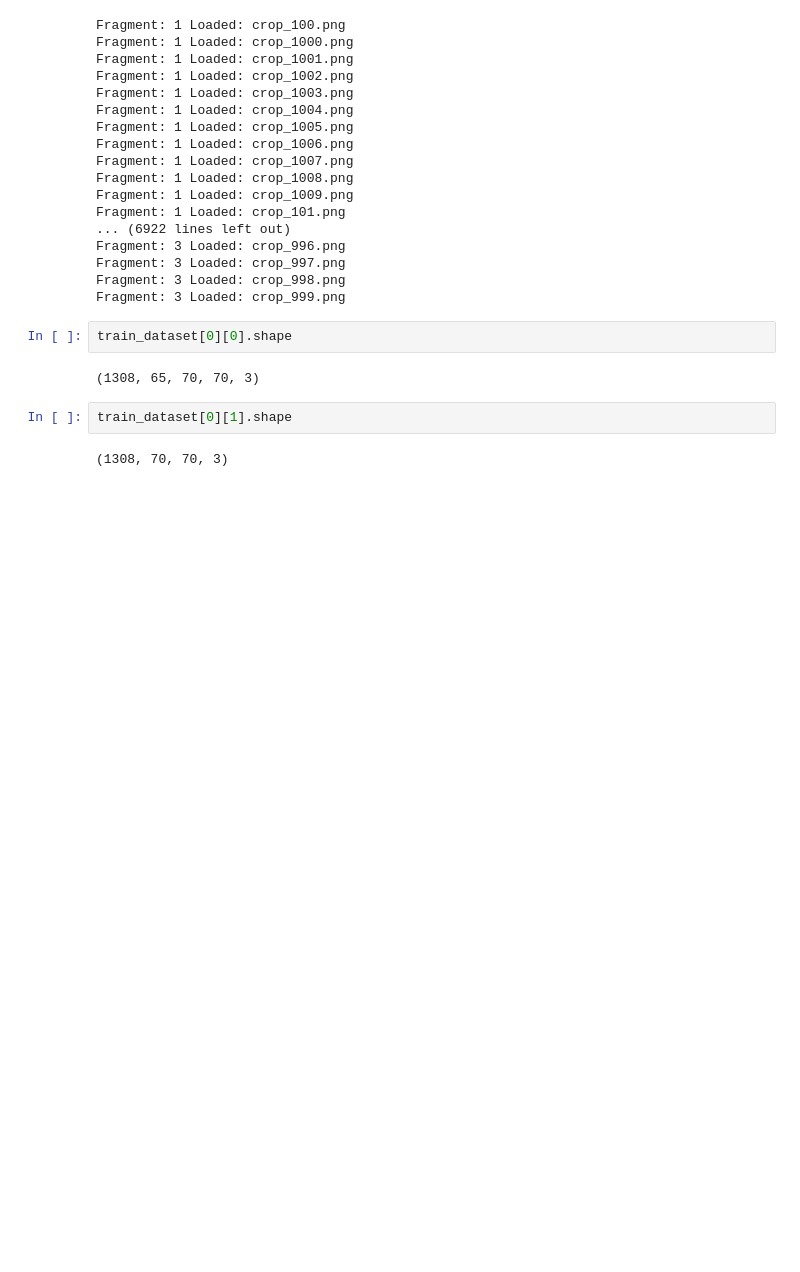
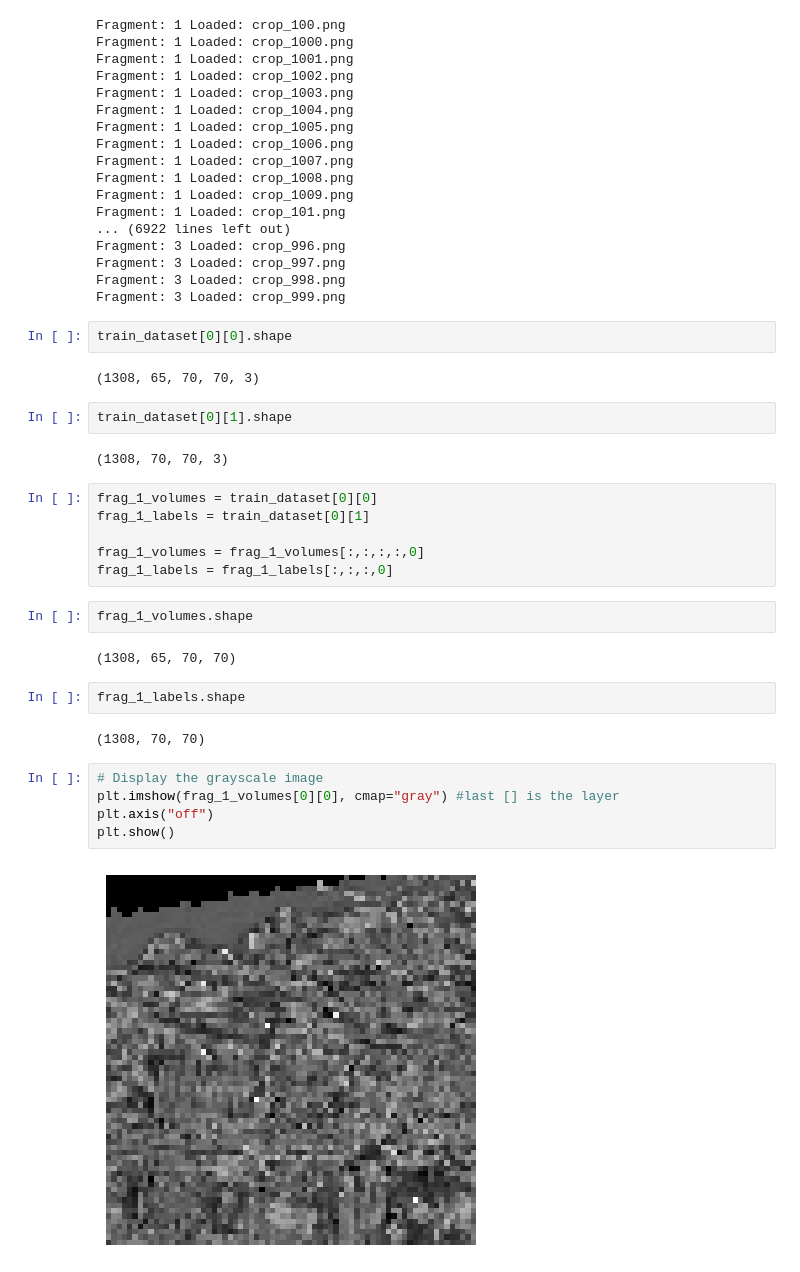
Before and after one commit to Wishmitha/Vesuvius, a Jupyter notebook: ink_detection/ink_detection_unet.ipynb, the cells around one changed output. Saved outputs shown, nothing was run; the diff lists cells and outputs as text; blank space fills up the shorter version.

```diff
--- a/ink_detection/ink_detection_unet.ipynb
+++ b/ink_detection/ink_detection_unet.ipynb
@@ -45,3 +45,24 @@ train_dataset[0][0].shape
 train_dataset[0][1].shape
 # %% [output]
 (1308, 70, 70, 3)
+# %%
+frag_1_volumes = train_dataset[0][0]
+frag_1_labels = train_dataset[0][1]
+
+frag_1_volumes = frag_1_volumes[:,:,:,:,0]
+frag_1_labels = frag_1_labels[:,:,:,0]
+# %%
+frag_1_volumes.shape
+# %% [output]
+(1308, 65, 70, 70)
+# %%
+frag_1_labels.shape
+# %% [output]
+(1308, 70, 70)
+# %%
+# Display the grayscale image
+plt.imshow(frag_1_volumes[0][0], cmap="gray") #last [] is the layer
+plt.axis("off")
+plt.show()
+# %% [output]
+[figure, added]
```
Also changed, not shown: parts of 3 cells of this notebook, 2 other files.
